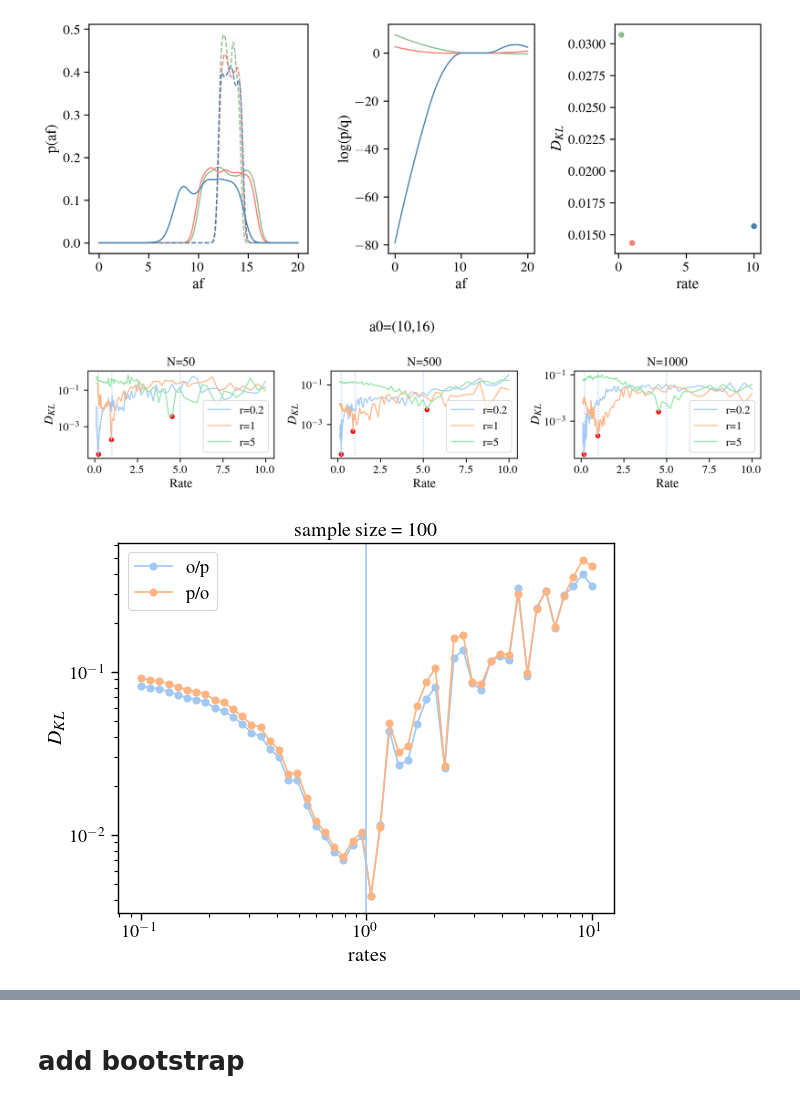
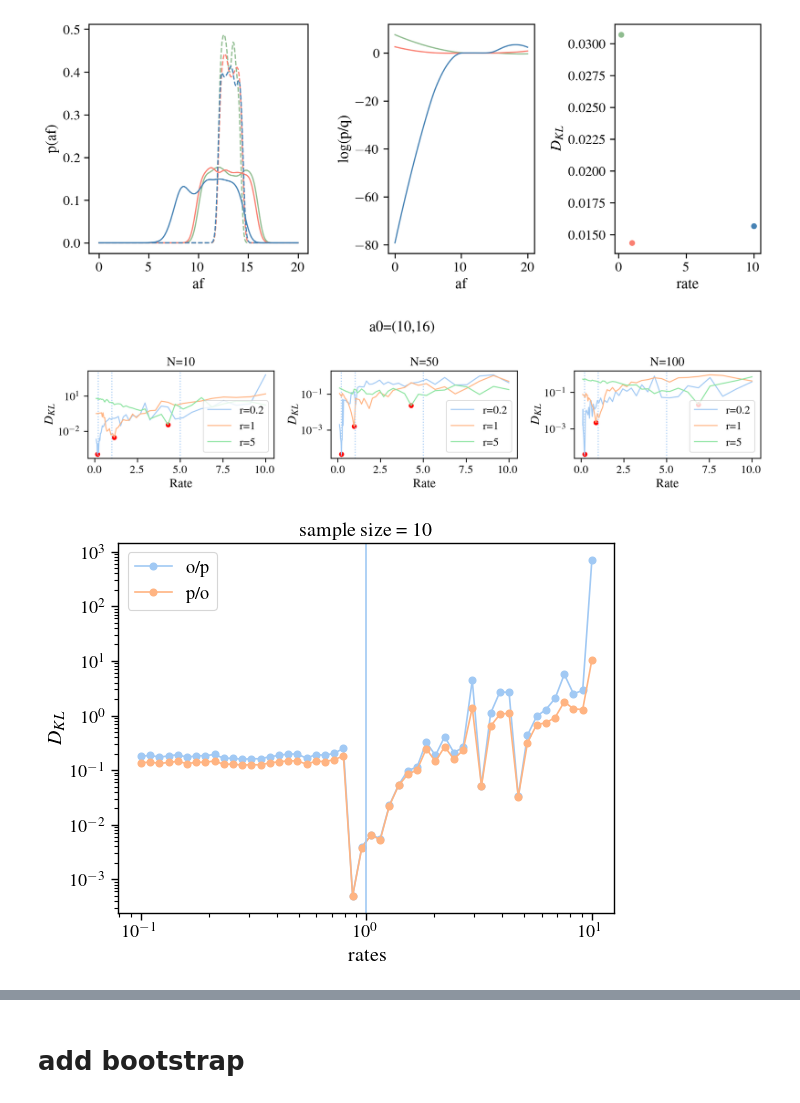
Before and after one commit to insepien/dftime, a Jupyter notebook: analytics.ipynb, the cells around one changed output, grey strips where cells are left out. Saved outputs shown, nothing was run; the diff lists cells and outputs as text; code cells hidden in the pictures.

```diff
--- a/analytics.ipynb
+++ b/analytics.ipynb
@@ -69,9 +73,10 @@ def pa_sigma_a0_unif_integrand(a0, a, mbh, t, R, amin, amax):
     """return the integrand, i.e. p(a|mbh,sigma,a)*p(sigma|mbh)*p(a|mbh)"""
     return pa_sigma(a, mbh, t, a0, R) * p_a0_uniform(amin, amax)
 
-def pa_sigma_a0_unif(amin,amax,mbh,t,R):
+def pa_sigma_a0_unif(amin,amax,mbh,t,R,a=None):
     """for each af(a) value, integrate over all a0"""
-    a = np.linspace(0,amax,100)
+    if np.sum(a == None) != 0:
+        a = np.linspace(0,amax+3,200)
     p = []
     for a_ in a:
         alower = np.max([a_,amin])
@@ -258,7 +308,7 @@ fig.tight_layout();
 # %% [output]
 [figure]
 # %%
-def KL_mock(trueRate, sampleSize, amin=2, amax=5, mbh=1e8,t=1,kde_h=1):
+def KL_mock_old(trueRate, sampleSize, amin=2, amax=5, mbh=1e8,t=1,kde_h=1):
     """generate mock data and do KL test for sampled rates
         params:
             trueRate: the timescale rate to produce mock observed data
@@ -266,8 +316,9 @@ def KL_mock(trueRate, sampleSize, amin=2, amax=5, mbh=1e8,t=1,kde_h=1):
     # generate mock observations
     a0_obs,af_obs = monte_carlo_unif_a0(amin, amax, R=trueRate, N=sampleSize)
     # sample rates from 0.1-10
-    rates = np.logspace(-1,1,100)
+    rates = np.logspace(-1,1,50)
     dKLs = []
+
     # define smaller af range
     af_cut_min = amin+2
     af_cut_max = af_from_a0(np.array([amax]),mbh,t,rates[-1])
@@ -291,6 +342,7 @@ def KL_mock(trueRate, sampleSize, amin=2, amax=5, mbh=1e8,t=1,kde_h=1):
         dKLs.append(dKL)
     return rates, dKLs
 
+
 def plot_KL_curve(ax,rates,dKLs,trueRate,sampleSize):
     # find lowest dKL
     min_ind = np.argmin(dKLs)
@@ -307,21 +359,22 @@ def plot_KL_curve(ax,rates,dKLs,trueRate,sampleSize):
 
 amin = 10
 amax = 16
+np.random.seed(0)
 # calculte and plot
 fig,ax = plt.subplots(1,3,figsize=(12,3),dpi=200)
 for tR in [0.2,1,5]:
-    for a,size in zip(ax, [50,500,1000]):
-        rates, dKLs = KL_mock(amin=amin,amax=amax,trueRate=tR, sampleSize=int(size))
+    for a,size in zip(ax, [10,50,100]):
+        rates, dKLs = KL_mock_old(amin=amin,amax=amax,trueRate=tR, sampleSize=int(size))
         plot_KL_curve(a,rates, dKLs, tR, size)
         a.set_yscale('log')
 
 fig.suptitle(f"a0=({amin},{amax})")
 fig.tight_layout();
 # %% [output]
-[figure, old version]
+[figure, new version]
 # %%
 trueRate=1
-sampleSize=100
+sampleSize=10
 amin=10
 amax=16
 mbh=1e8
@@ -345,32 +398,32 @@ for r in rates:
     af_pred = af_from_a0(a0=a0_obs,mbh=mbh,t=t,R=r)
     # cut af to a smaller range
     af_mask = lambda af: (af>af_cut_min) & (af<af_cut_max)
     af_pred_cut = af_pred[af_mask(af_pred)]
     af_obs_cut = af_obs[af_mask(af_obs)]
 
     # convert to pdf
     af_max = np.max([af_obs,af_pred])
     a = np.linspace(0,af_max+3,200,endpoint=True)
     p_pred_cut = scp_kde(af_pred_cut,a,h=kde_h)
     p_obs_cut = scp_kde(af_obs_cut,a,h=kde_h)
 
     # calculate KL div
     dKL = div_KL(p_obs_cut,p_pred_cut)
     dKLs.append(dKL)
     dKLs_i.append(div_KL(p_pred_cut,p_obs_cut))
 
     # save af and p_af
     afs[r] = [af_pred,af_pred_cut,af_obs_cut]
     pdfs[r] = [p_pred_cut, p_obs_cut]
 plt.plot(rates,dKLs,marker='o',label='o/p')
 plt.plot(rates,dKLs_i,marker='o',label='p/o')
 plt.xscale('log')
 plt.axvline(trueRate)
 plt.xlabel("rates")
 plt.ylabel("$D_{KL}$")
 plt.yscale('log')
 plt.title(f"sample size = {sampleSize}")
 plt.legend();
 # %% [output]
-[figure, old version]
+[figure, new version]
 # %%
```
Also changed, not shown: parts of 18 cells of this notebook.
